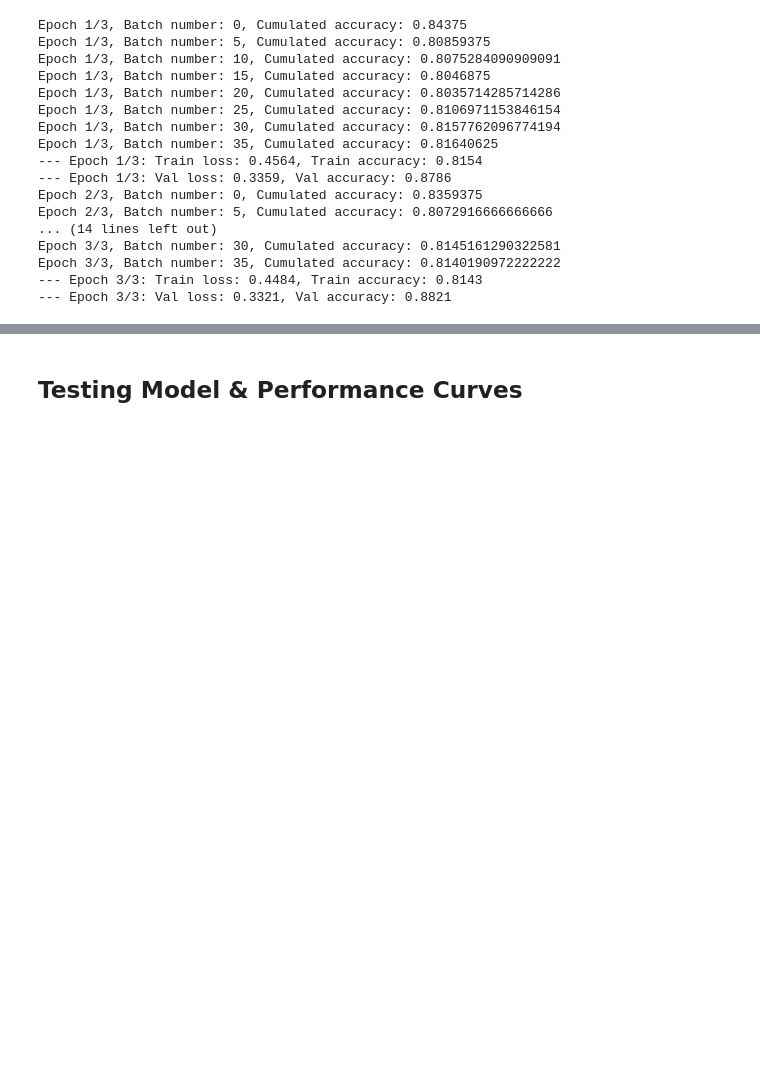
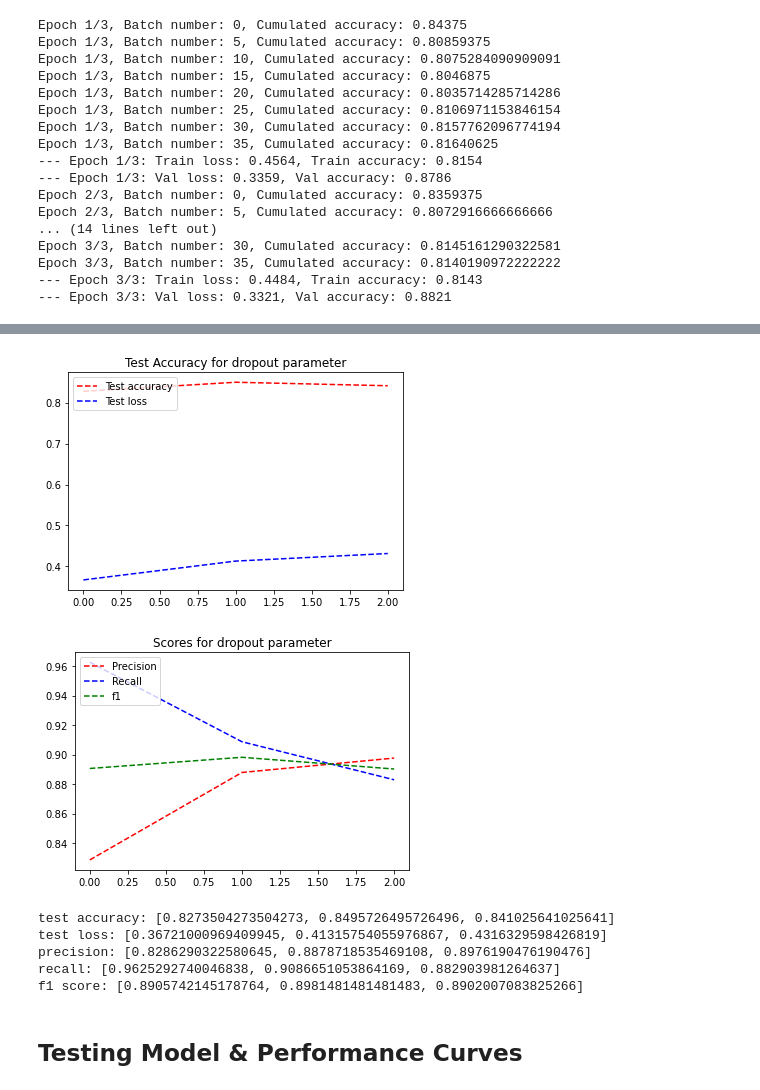
Before and after one commit to RealWinTKyaw/Deep-Learning, a Jupyter notebook: 5_TransformerWithAutoEncoder.ipynb, the cells around one changed output, grey strips where cells are left out. Cells and saved outputs as stored; diff of their text form; code cells hidden in the pictures; blank space fills up the shorter version.

```diff
--- a/5_TransformerWithAutoEncoder.ipynb
+++ b/5_TransformerWithAutoEncoder.ipynb
@@ -93,8 +93,8 @@ AutoEncoder(
 # %% [markdown]
 ## Initialise Model
 # %%
-def create_adam_optimizer(model, lr = 0.1, betas=(0.9, 0.999), amsgrad=False):
-    return optim.Adam(model.parameters(), lr = lr, amsgrad=amsgrad, betas=betas)
+def create_adam_optimizer(model, lr = 0.1, betas=(0.9, 0.999), amsgrad=False, weight_decay=1e-5):
+    return optim.Adam(model.parameters(), amsgrad=amsgrad, betas=betas, lr=lr, weight_decay=weight_decay)
 # %%
 from math import floor
 # number of hidden layers and their sizes
@@ -114,8 +114,9 @@ changed_img = floor( (new_size-(kernel_size-1)*(len(hidden)-1)) / window )
 # calculate dimension of flattened image
 flattened = channels*changed_img*changed_img
 blocks = [flattened, 512, 64]
+dropout=0.3
 # %%
-model = Transformer(hidden, kernel_size, window, blocks).to(device)
+model = Transformer(hidden, kernel_size, window, blocks,dropout=dropout).to(device)
 print(model)
 # %% [output]
 Transformer(
@@ -187,3 +279,31 @@ Epoch 3/3, Batch number: 35, Cumulated accuracy: 0.8140190972222222
+# %%
+plt.plot(test_accuracies, "r--", label='Test accuracy')
+plt.plot(test_losses, "b--", label='Test loss')
+plt.title(f'Test Accuracy for {test_param} parameter')
+plt.legend(loc='upper left')
+plt.show()
+
+plt.plot(precision_list, "r--", label='Precision')
+plt.plot(recall_list, "b--", label='Recall')
+plt.plot(f1_list, "g--", label='f1')
+plt.title(f'Scores for {test_param} parameter')
+plt.legend(loc='upper left')
+plt.show()
+# %% [output]
+[figure, added]
+[figure, added]
+# %%
+print(f'test accuracy: {test_accuracies}')
+print(f'test loss: {test_losses}')
+print(f'precision: {precision_list}')
+print(f'recall: {recall_list}')
+print(f'f1 score: {f1_list}')
+# %% [output]
+test accuracy: [0.8273504273504273, 0.8495726495726496, 0.841025641025641]
+test loss: [0.36721000969409945, 0.41315754055976867, 0.4316329598426819]
+precision: [0.8286290322580645, 0.8878718535469108, 0.8976190476190476]
+recall: [0.9625292740046838, 0.9086651053864169, 0.882903981264637]
+f1 score: [0.8905742145178764, 0.8981481481481483, 0.8902007083825266]
 # %% [markdown]
 ## Testing Model & Performance Curves
 # %%
```
Also changed, not shown: parts of 4 cells of this notebook, 14 other files.
